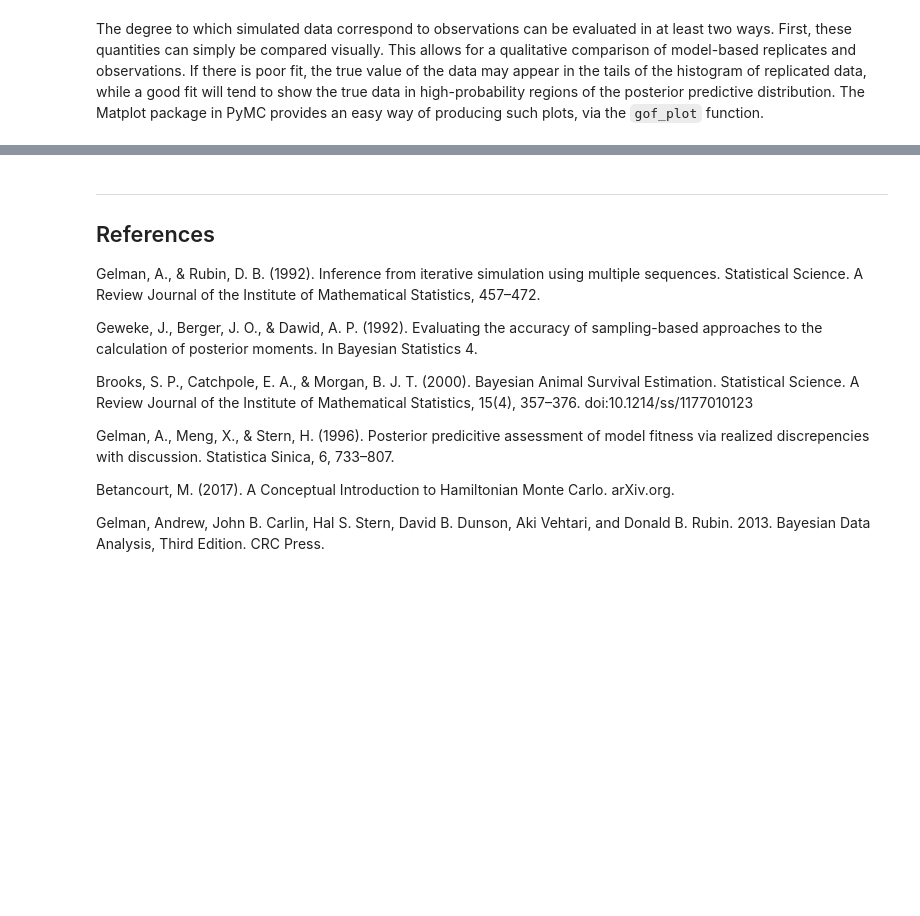
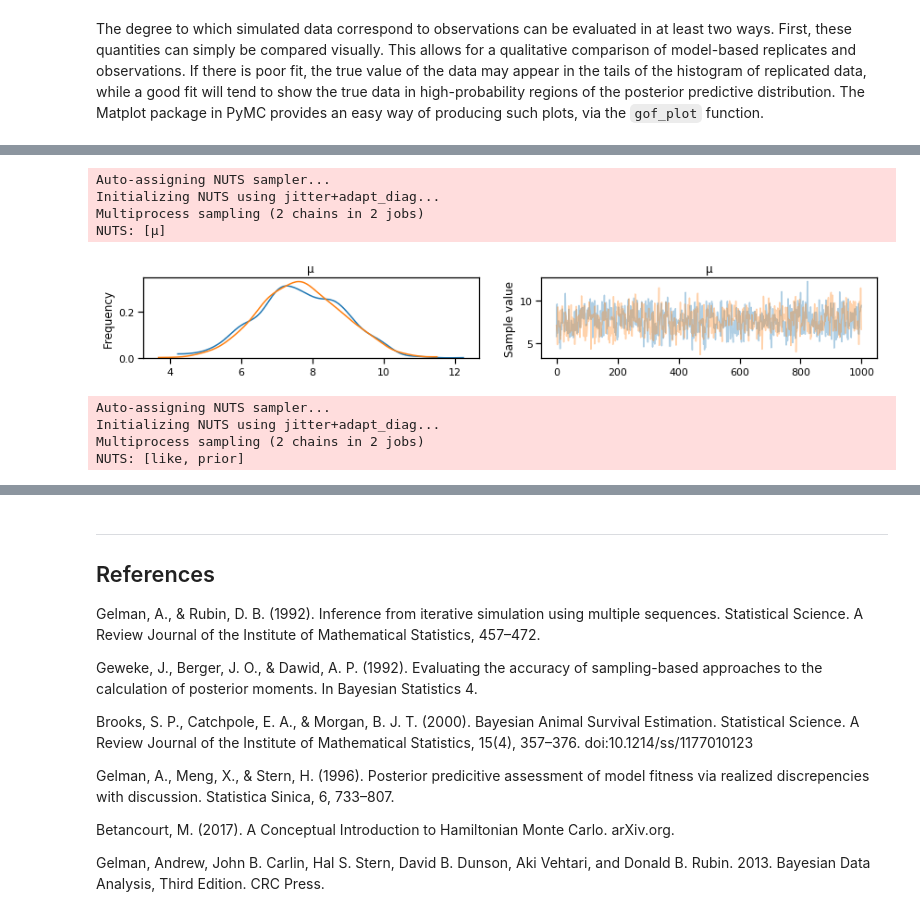
Before and after one commit to alvinjeffery/Bios8366, a Jupyter notebook: notebooks/Section4_6-Model-Checking.ipynb, the cells around one changed output, grey strips where cells are left out. Saved outputs shown, nothing was run; the diff lists cells and outputs as text; code cells hidden in the pictures; blank space fills up the shorter version.

```diff
--- a/notebooks/Section4_6-Model-Checking.ipynb
+++ b/notebooks/Section4_6-Model-Checking.ipynb
@@ -518,0 +550,6 @@ s = np.array([15., 10., 16., 11.,  9., 11., 10., 18.])
+# %%
+with pm.Model() as sat_model:
+    μ = pm.Normal('μ', 0, 5)
+    τ = pm.HalfCauchy('τ', 3)
+    θ = pm.Normal('θ', μ, sd=τ, shape=3)
+    y = pm.Normal('y', θ, sd=np.sqrt(s), observed=d)
@@ -518,0 +558,5 @@ s = np.array([15., 10., 16., 11.,  9., 11., 10., 18.])
+# %%
+with pm.Model() as sat_model:
+    μ = pm.Normal('μ', 0, 5)
+
+    y = pm.Normal('y', μ, sd=np.sqrt(s), observed=d)
@@ -518,0 +568,29 @@ s = np.array([15., 10., 16., 11.,  9., 11., 10., 18.])
+# %%
+with sat_model:
+    sat_trace = sample(1000, njobs=2)
+# %% [output]
+Auto-assigning NUTS sampler...
+Initializing NUTS using jitter+adapt_diag...
+Multiprocess sampling (2 chains in 2 jobs)
+NUTS: [μ]
+# %%
+pm.traceplot(sat_trace);
+# %% [output]
+[figure, added]
+# %%
+# Write your answer here
+with Model() as sat_model:
+
+    # prior
+    prior = Normal('prior', mu=500, sd=100)
+
+    # Data likelihood
+    like = Normal('like', mu=np.mean(d), sd=np.sqrt(np.mean(s)))
+
+    # run trace
+    sat_trace = sample(1000, njobs=2)
+# %% [output]
+Auto-assigning NUTS sampler...
+Initializing NUTS using jitter+adapt_diag...
+Multiprocess sampling (2 chains in 2 jobs)
+NUTS: [like, prior]
```
Also changed, not shown: parts of 26 cells of this notebook.
